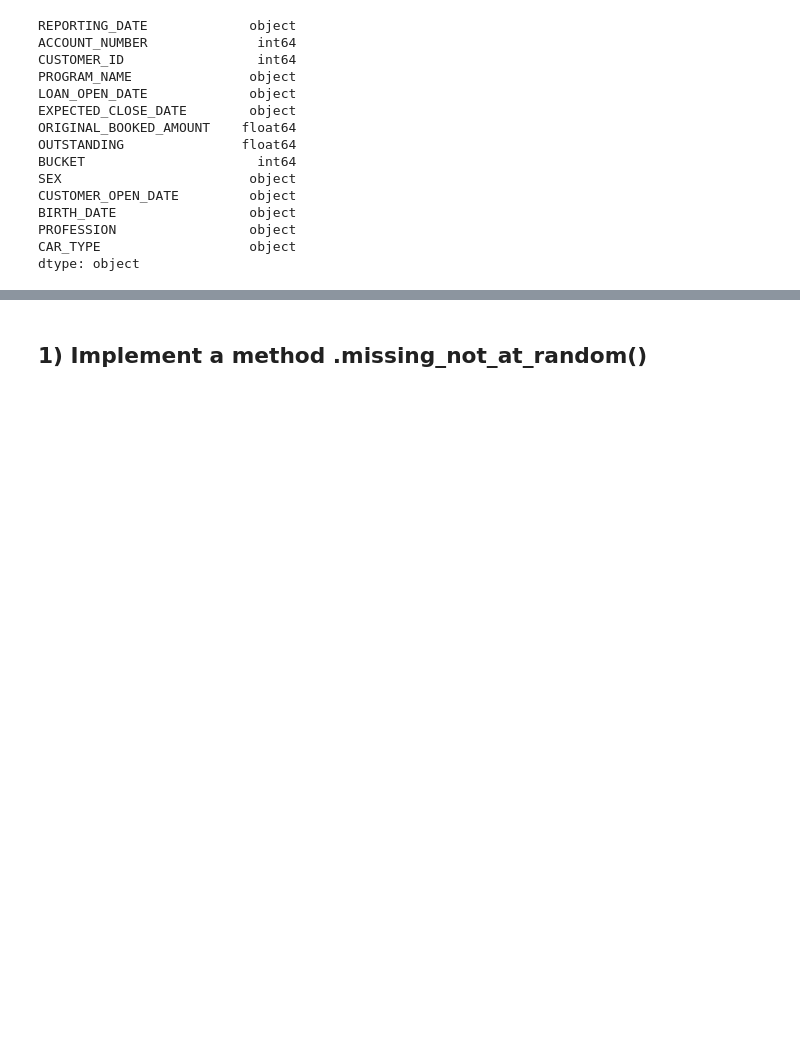
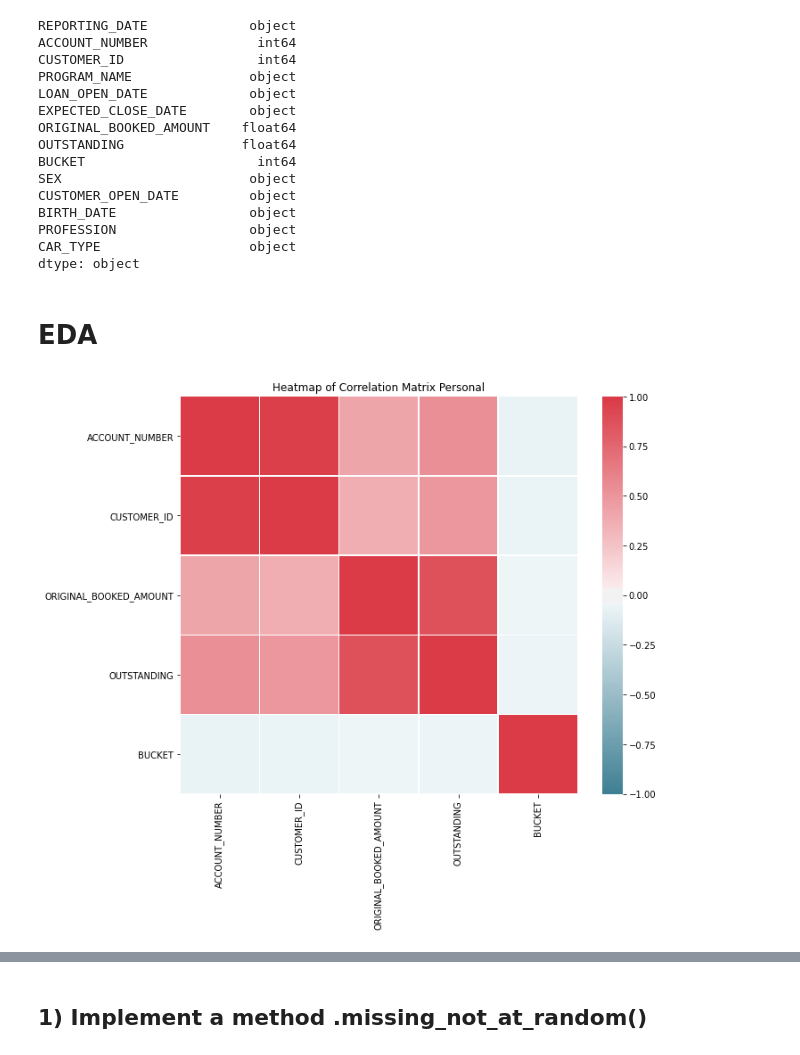
Before and after one commit to hana-am/Jigglypuff, a Jupyter notebook: 01_group_exercise_RiskBasedSegmentation_StarterCode.ipynb, the cells around one changed output, grey strips where cells are left out. Drawn from its saved outputs; the diff is of its cells as text; code cells hidden in the pictures; blank space fills up the shorter version.

```diff
--- a/01_group_exercise_RiskBasedSegmentation_StarterCode.ipynb
+++ b/01_group_exercise_RiskBasedSegmentation_StarterCode.ipynb
@@ -70,3 +70,9 @@ BIRTH_DATE                 object
 PROFESSION                 object
 CAR_TYPE                   object
 dtype: object
+# %% [markdown]
+# EDA
+# %%
+myrdf.heatPlot()
+# %% [output]
+[figure, added]
```
Also changed, not shown: parts of 7 cells of this notebook, 5 other files.
